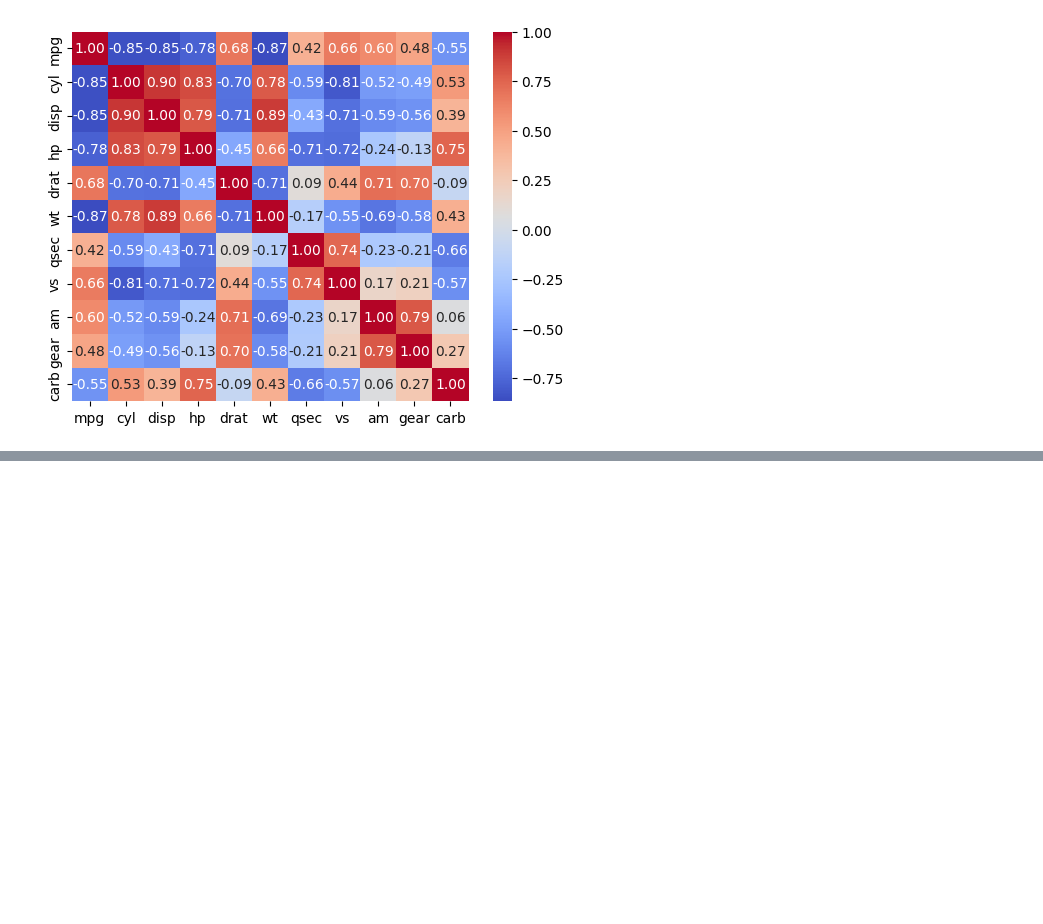
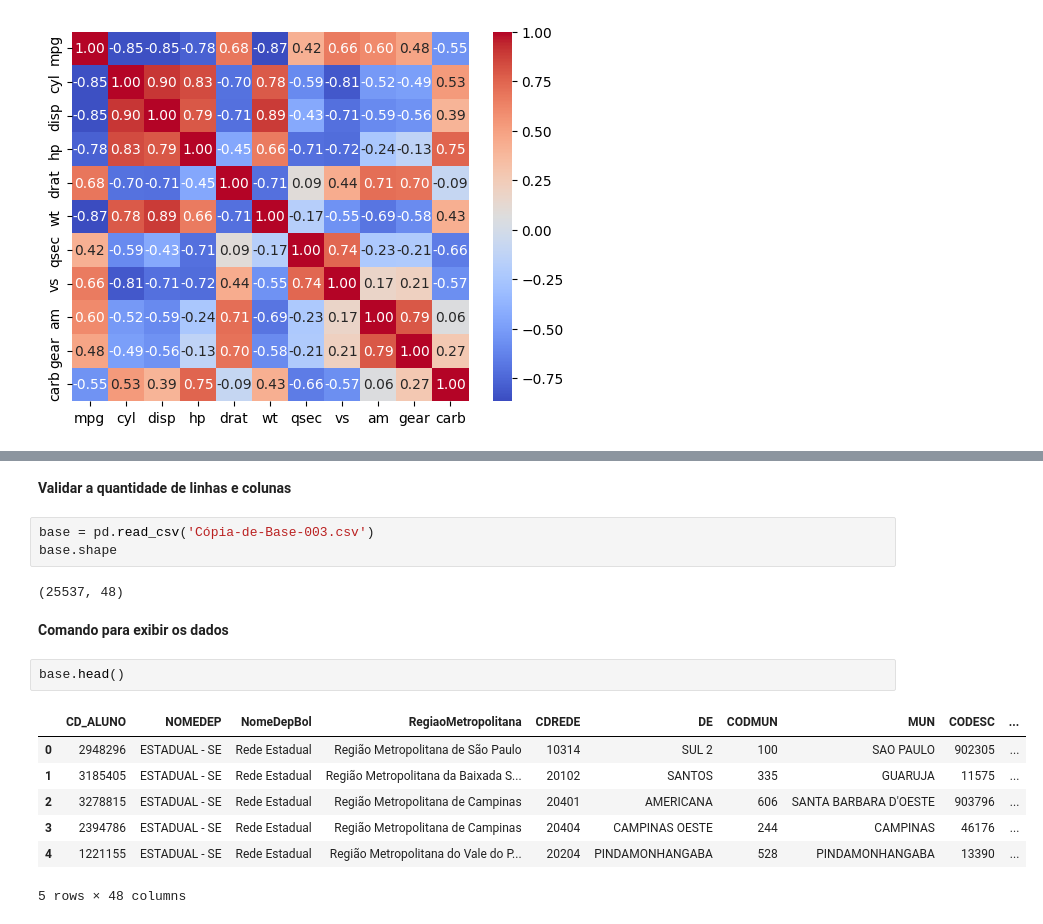
Before and after one commit to kaiquefaconi/Chartjs, a Jupyter notebook: Untitled0.ipynb, the cells around one changed output, grey strips where cells are left out. Drawn from its saved outputs; the diff is of its cells as text; blank space fills up the shorter version.

```diff
--- a/Untitled0.ipynb
+++ b/Untitled0.ipynb
@@ -41,0 +55,19 @@ sns.heatmap(corr, cmap='coolwarm', annot= True, fmt= '.2f')
+# %% [markdown]
+**Validar a quantidade de linhas e colunas**
+# %%
+base = pd.read_csv('Cópia-de-Base-003.csv')
+base.shape
+# %% [output]
+(25537, 48)
+# %% [markdown]
+**Comando para exibir os dados**
+# %%
+base.head()
+# %% [output]
+|  | CD_ALUNO | NOMEDEP | NomeDepBol | RegiaoMetropolitana | CDREDE | DE | CODMUN | MUN | CODESC | ... |
+| 0 | 2948296 | ESTADUAL - SE | Rede Estadual | Região Metropolitana de São Paulo | 10314 | SUL 2 | 100 | SAO PAULO | 902305 | ... |
+| 1 | 3185405 | ESTADUAL - SE | Rede Estadual | Região Metropolitana da Baixada S... | 20102 | SANTOS | 335 | GUARUJA | 11575 | ... |
+| 2 | 3278815 | ESTADUAL - SE | Rede Estadual | Região Metropolitana de Campinas | 20401 | AMERICANA | 606 | SANTA BARBARA D'OESTE | 903796 | ... |
+| 3 | 2394786 | ESTADUAL - SE | Rede Estadual | Região Metropolitana de Campinas | 20404 | CAMPINAS OESTE | 244 | CAMPINAS | 46176 | ... |
+| 4 | 1221155 | ESTADUAL - SE | Rede Estadual | Região Metropolitana do Vale do P... | 20204 | PINDAMONHANGABA | 528 | PINDAMONHANGABA | 13390 | ... |
+5 rows × 48 columns
```
Also changed, not shown: parts of 9 cells of this notebook.
